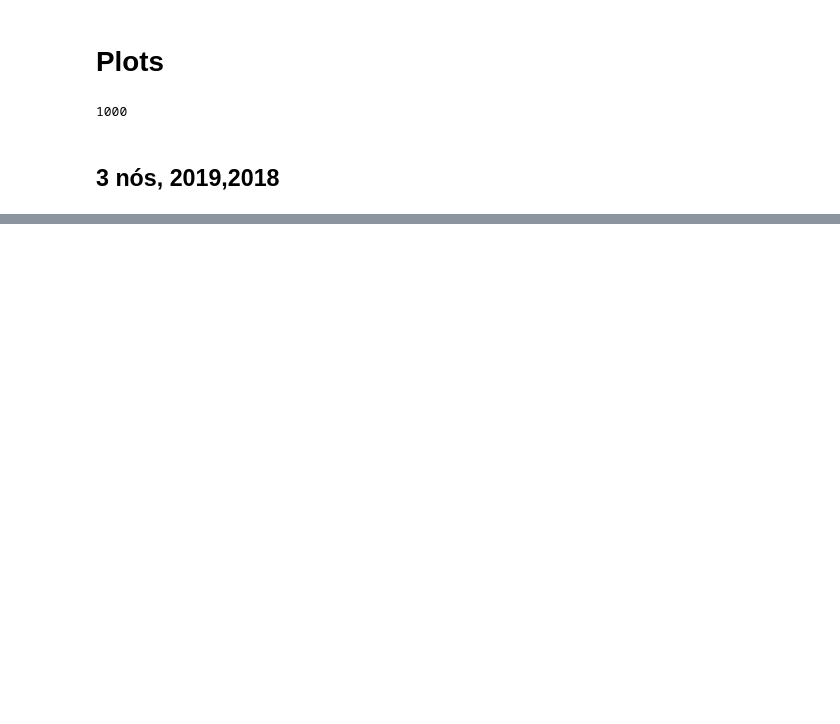
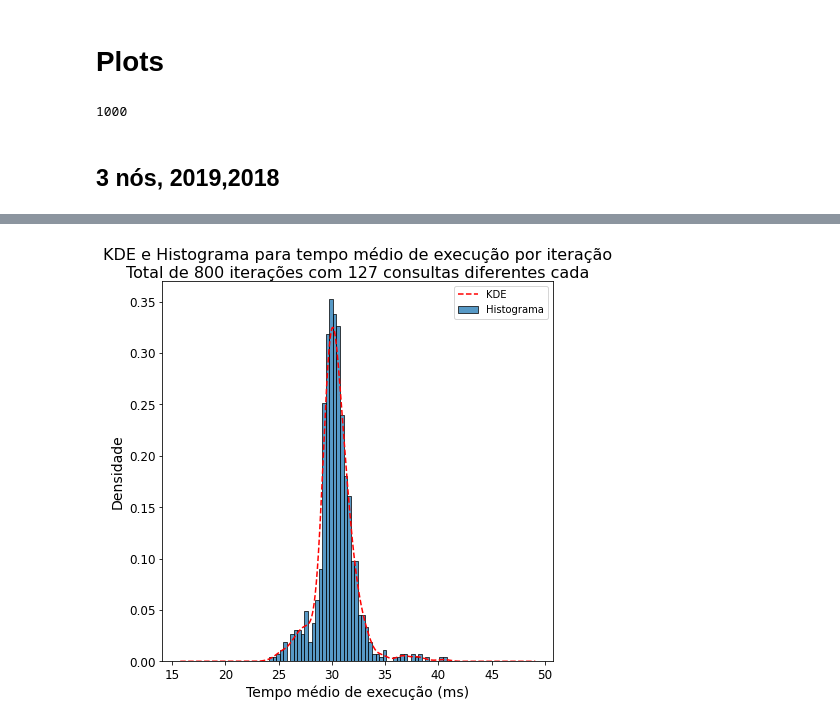
Before and after one commit to svponte/bdm, a Jupyter notebook: resultados/analise_resultados.ipynb, the cells around one changed output, grey strips where cells are left out. Drawn from its saved outputs; the diff is of its cells as text; code cells hidden in the pictures; blank space fills up the shorter version.

```diff
--- a/resultados/analise_resultados.ipynb
+++ b/resultados/analise_resultados.ipynb
@@ -181,0 +195,6 @@ df_t_descibe[outliers_index]
+# %%
+filename = '4nos_20192018'
+# %%
+plot_hist_kde(mean_list, filename)
+# %% [output]
+[figure, added]
```
Also changed, not shown: parts of 30 cells of this notebook, 15 other files.
